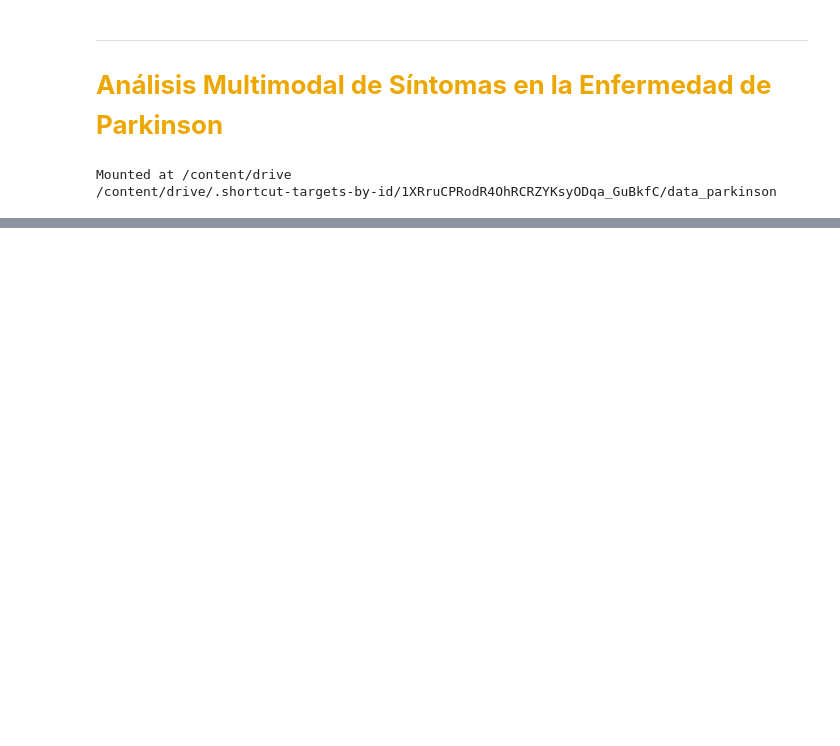
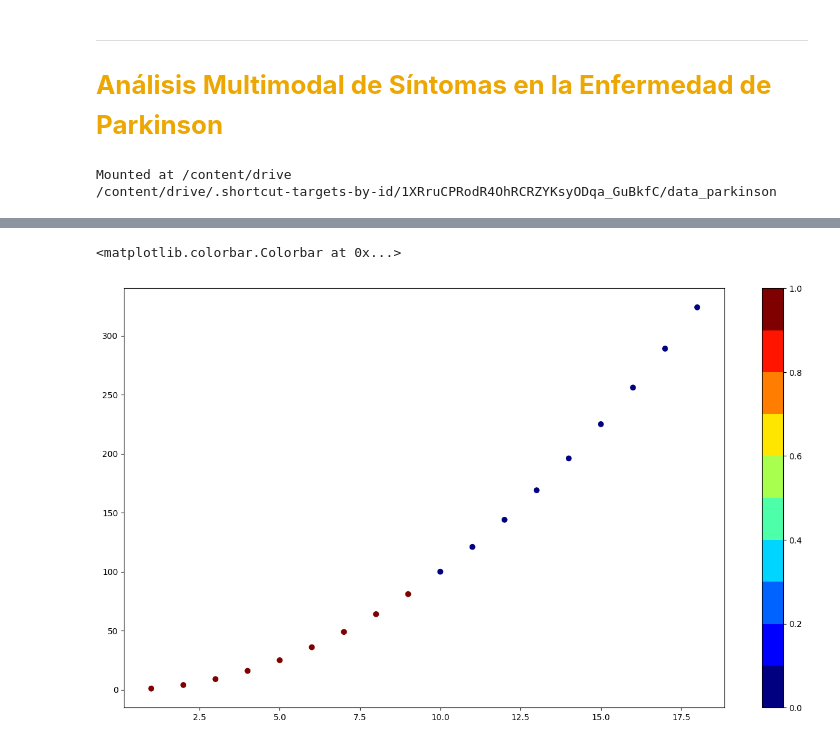
Before and after one commit to AndresFelipeMunozAguilar/Proyecto_Final_IA1_UIS, a Jupyter notebook: notebooks/2.01-afm-dimensionality-reduction.ipynb, the cells around one changed output, grey strips where cells are left out. Saved outputs shown, nothing was run; the diff lists cells and outputs as text; code cells hidden in the pictures; blank space fills up the shorter version.

```diff
--- a/notebooks/2.01-afm-dimensionality-reduction.ipynb
+++ b/notebooks/2.01-afm-dimensionality-reduction.ipynb
@@ -51,3 +57,16 @@ https://www.kaggle.com/code/tilii7/dimensionality-reduction-pca-tsne - PCA y tSN
 https://www.askpython.com/python/examples/principal-component-analysis-for-image-data - PCA
 
 https://www.kaggle.com/code/arthurtok/interactive-intro-to-dimensionality-reduction - PCA y tSNE
+# %%
+x = [1, 2, 3, 4, 5, 6, 7, 8, 9, 10, 11, 12, 13, 14, 15, 16, 17, 18]
+y = np.power(x, 2)
+z =  np.ones(9).tolist()
+z = z + np.zeros(9).tolist()
+
+plt.figure( figsize= (16, 9) )
+c_map = plt.cm.get_cmap('jet', 10)
+plt.scatter( x = x, y = y , cmap = c_map, c = z )
+plt.colorbar()
+# %% [output]
+<matplotlib.colorbar.Colorbar at 0x...>
+[figure, added]
```
Also changed, not shown: parts of 5 cells of this notebook.
